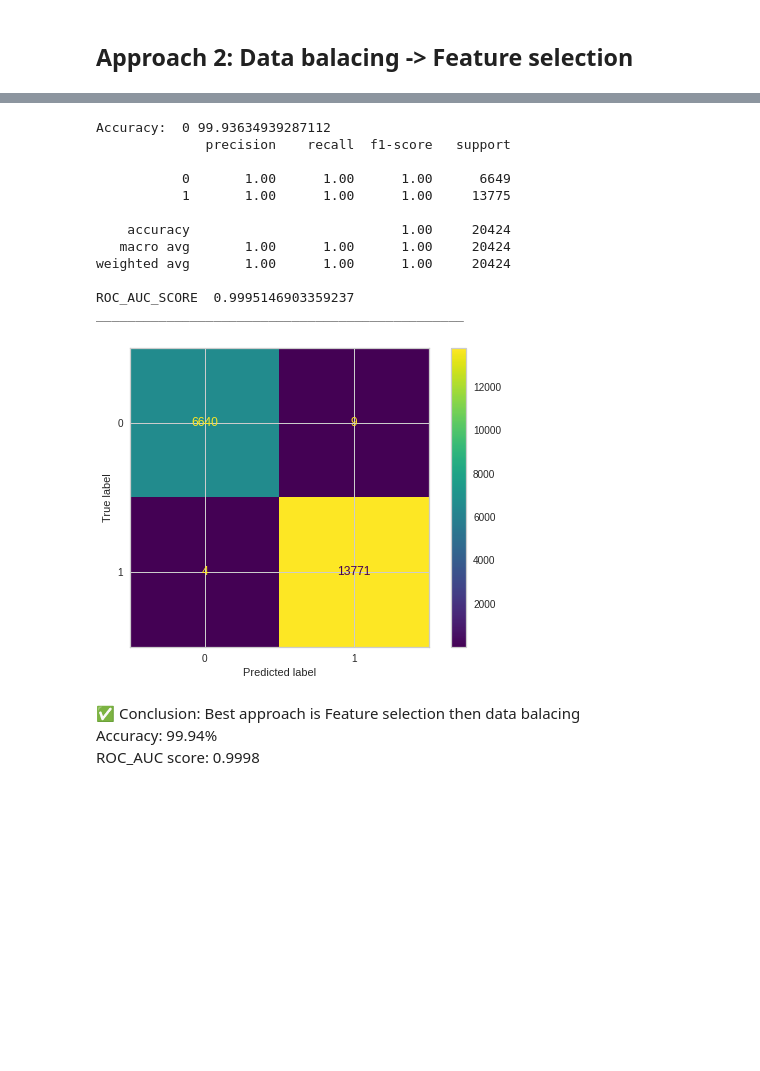
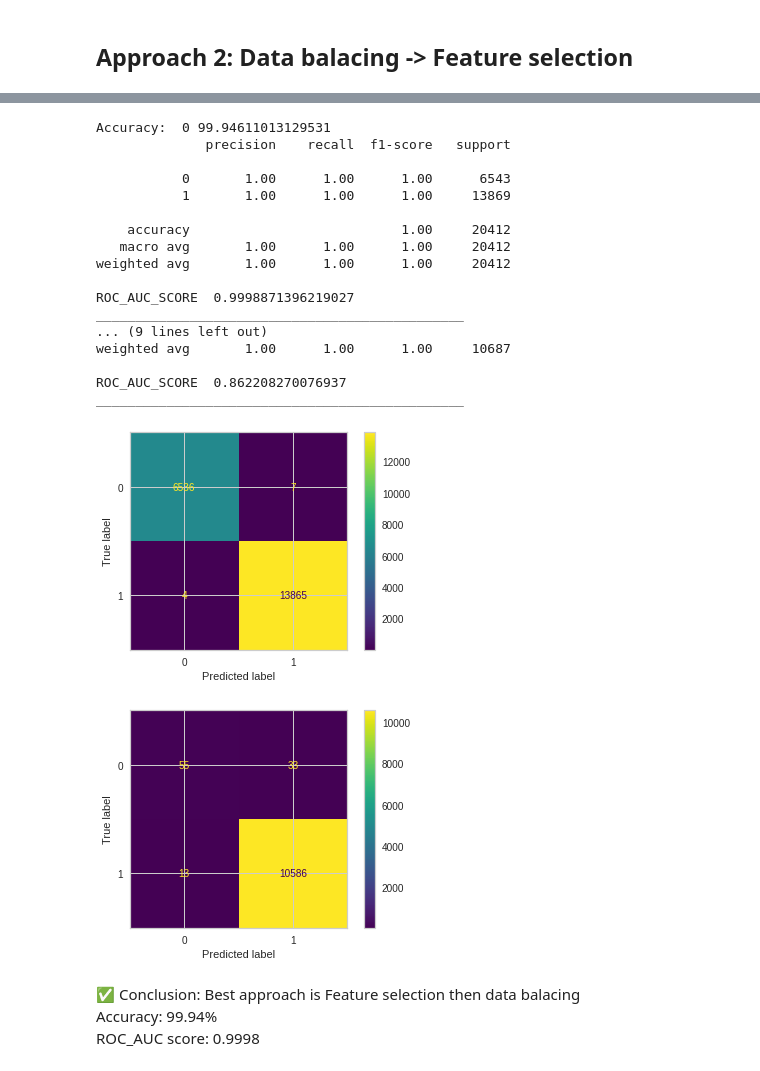
Before and after one commit to Malekkamoua/Quality-prediction-industry-4.0, a Jupyter notebook: .addixo/4_Feature_selection_&_data_balancing.ipynb, the cells around one changed output, grey strips where cells are left out. Saved outputs shown, nothing was run; the diff lists cells and outputs as text; code cells hidden in the pictures; blank space fills up the shorter version.

```diff
--- a/.addixo/4_Feature_selection_&_data_balancing.ipynb
+++ b/.addixo/4_Feature_selection_&_data_balancing.ipynb
@@ -289,7 +215,7 @@ for df in all_dfs:
   X_test = mms.transform(X_test)
 
   grid_params = {
-      'n_neighbors' : [3, 5, 11, 19], # Always odd numbers to avaid ties
+      'n_neighbors' : [3,5,11,19], # Always odd numbers to avaid ties
       'weights': ['uniform', 'distance'],
       'metric': ['euclidean', 'manhattan']
   }
@@ -305,42 +231,47 @@ for df in all_dfs:
   best_params = [grid_results.best_params_['metric'],grid_results.best_params_['n_neighbors'],grid_results.best_params_['weights']]
 
   #KNN with the best params
   model = KNeighborsClassifier(n_neighbors=best_params[1],
                             weights=best_params[2],
                             metric=best_params[0],
                             n_jobs=-1)
   model.fit(X_train, y_train)
   y_test_hat=model.predict(X_test)
   test_accuracy=accuracy_score(y_test,y_test_hat)*100
 
 
   print('Accuracy: ',i,test_accuracy)
   ConfusionMatrixDisplay.from_estimator(model, X_test, y_test);
   y_pred = model.predict(X_test)
 
   print(classification_report(y_test,y_pred))
 
   y_pred_proba = model.predict_proba(X_test)[:,1]
   fpr, tpr, thresholds = roc_curve(y_test, y_pred_proba)
 
   print('ROC_AUC_SCORE ',roc_auc_score(y_test,y_pred_proba))
   print('_______________________________________________ \n')
   i = i + 1
-  break
 # %% [output]
-Accuracy:  0 99.93634939287112
+Accuracy:  0 99.94611013129531
               precision    recall  f1-score   support
 
-           0       1.00      1.00      1.00      6649
-           1       1.00      1.00      1.00     13775
+           0       1.00      1.00      1.00      6543
+           1       1.00      1.00      1.00     13869
 
-    accuracy                           1.00     20424
-   macro avg       1.00      1.00      1.00     20424
-weighted avg       1.00      1.00      1.00     20424
+    accuracy                           1.00     20412
+   macro avg       1.00      1.00      1.00     20412
+weighted avg       1.00      1.00      1.00     20412
 
-ROC_AUC_SCORE  0.9995146903359237
+ROC_AUC_SCORE  0.9998871396219027
 _______________________________________________
+... (9 lines left out)
+weighted avg       1.00      1.00      1.00     10687
+
+ROC_AUC_SCORE  0.862208270076937
+_______________________________________________
-[figure, old version]
+[figure, new version]
+[figure, added]
 # %% [markdown]
 ✅ Conclusion: Best approach is Feature selection then data balacing <br>
 Accuracy: 99.94% <br>
```
Also changed, not shown: parts of 20 cells of this notebook.
